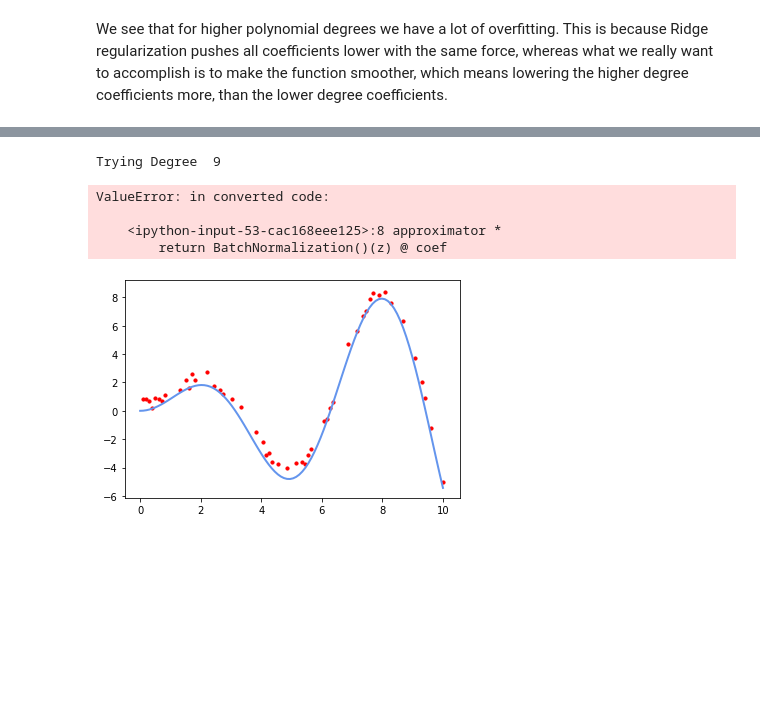
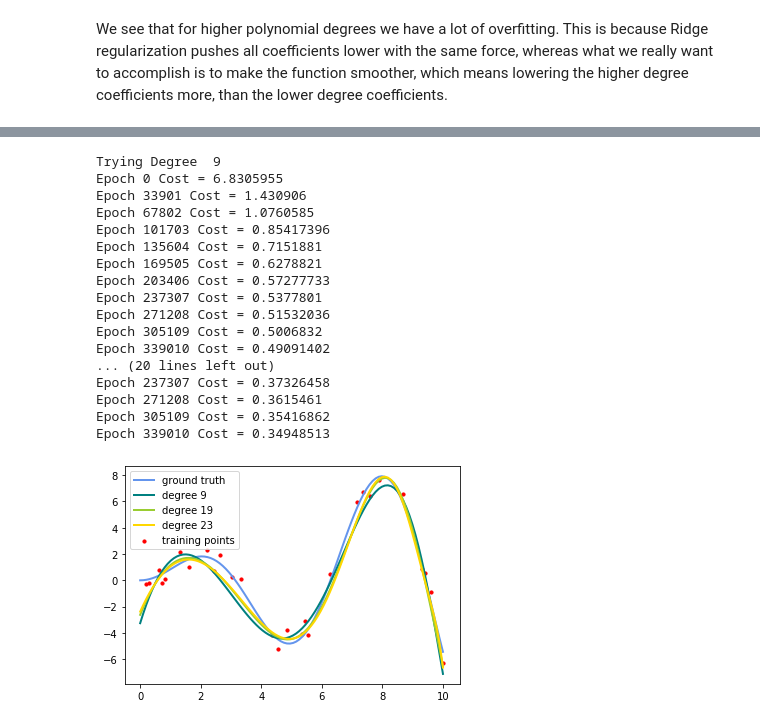
Before and after one commit to mlarionov/machine_learning_POC, a Jupyter notebook: regularization/jacobian_regularization.ipynb, the cells around one changed output, grey strips where cells are left out. Drawn from its saved outputs; the diff is of its cells as text; code cells hidden in the pictures; blank space fills up the shorter version.

```diff
--- a/regularization/jacobian_regularization.ipynb
+++ b/regularization/jacobian_regularization.ipynb
@@ -6,7 +6,7 @@ import numpy as np
 import matplotlib.pyplot as plt
 
 from sklearn.linear_model import Ridge
-from sklearn.preprocessing import PolynomialFeatures
+from sklearn.preprocessing import PolynomialFeatures, StandardScaler
 from sklearn.pipeline import make_pipeline
 
 
@@ -22,8 +22,8 @@ x_plot = np.linspace(0, 10, 100)
 x = np.linspace(0, 10, 100)
 rng = np.random.RandomState(0)
 rng.shuffle(x)
-x = np.sort(x[:50])
-y = f(x) + np.random.rand(x.shape[0])
+x = np.sort(x[:28])
+y = f(x) + np.random.rand(x.shape[0]) *2 - 1
 
 # create matrix versions of these arrays
 X = x[:, np.newaxis]
@@ -35,14 +35,14 @@ plt.plot(x_plot, f(x_plot), color='cornflowerblue', linewidth=lw,
          label="ground truth")
 plt.scatter(x, y, color='red', s=10, marker='o', label="training points")
 
-for count, degree in enumerate([19, 23, 27]):
-    model = make_pipeline(PolynomialFeatures(degree), Ridge(alpha=300))
+for count, degree in enumerate([9, 19, 23]):
+    model = make_pipeline(PolynomialFeatures(degree), Ridge())
     model.fit(X, y)
     y_plot = model.predict(X_plot)
     plt.plot(x_plot, y_plot, color=colors[count], linewidth=lw,
              label="degree %d" % degree)
 
-plt.legend(loc='lower left')
+plt.legend()
 
 plt.show()
 # %% [output]
@@ -52,7 +52,3 @@ We see that for higher polynomial degrees we have a lot of overfitting. This is
 # %%
 import tensorflow as tf
 from keras.layers import BatchNormalization
-# %%
-#Defininng our placeholders
-input_x = tf.placeholder(dtype='float', shape=(None,1))
-input_y = tf.placeholder(dtype='float', shape=(None,1))
@@ -162,42 +55,70 @@ FAILED (errors=2)
 # %%
-learning_rate = 100.0
+learning_rates = [0.1, 0.1, 0.05]
 lmbda = 0.0
-n_epochs = 1001
+n_epochs = 339011
 
 plt.plot(x_plot, f(x_plot), color='cornflowerblue', linewidth=lw,
          label="ground truth")
 plt.scatter(x, y, color='red', s=10, marker='o', label="training points")
 
 
 for count, degree in enumerate([9, 19, 23]):
     print('Trying Degree ', degree)
+
+    #Defining polynomial features, using scaler
+    x_train = PolynomialFeatures(degree=degree).fit_transform(X)
+    x_test = PolynomialFeatures(degree=degree).fit_transform(X_plot)
+    scaler = StandardScaler().fit(x_train)
+    x_train = scaler.transform(x_train)
+    x_test = scaler.transform(x_test)
+
+    #Defining the placeholders and variables
+    input_x = tf.placeholder(dtype='float', shape=(None,degree+1))
+    input_y = tf.placeholder(dtype='float', shape=(None,1))
     coef = tf.Variable(initial_value=np.zeros((degree+1,1)), name="coef", dtype='float')
-    optimizer = tf.train.AdamOptimizer(learning_rate=learning_rate)
 
-    cost = total_cost(input_x, input_y, coef, lmbda)
+    prediction = input_x @ coef
+    loss = (input_y - prediction) ** 2 / 2
+    cost = tf.reduce_mean(loss)
+
+    #optimizer = tf.train.AdamOptimizer(learning_rate=learning_rates[count])
+    optimizer = tf.train.GradientDescentOptimizer(learning_rate=learning_rates[count])
+
     training_op = optimizer.minimize(cost)
     init = tf.global_variables_initializer()
     with tf.Session() as sess:
         sess.run(init)
 
         for epoch in range(n_epochs):
-            if epoch % 100 == 0:
-                print("Epoch", epoch, "Cost =", cost.eval(feed_dict={input_x: X.reshape(-1,1), input_y: y.reshape(-1,1) }))
-            #print(coef.eval().reshape(-1))
-            sess.run(training_op, feed_dict={input_x: X.reshape(-1,1), input_y: y.reshape(-1,1) })
+            if epoch % (n_epochs // 10) == 0:
+                print("Epoch", epoch, "Cost =", cost.eval(feed_dict={input_x: x_train, input_y: y.reshape(-1,1) }))
+            sess.run(training_op, feed_dict={input_x: x_train, input_y: y.reshape(-1,1) })
 
-        y_plot = approximator(input_x, coef).eval(feed_dict={input_x: X_plot.reshape(-1,1)})
+        y_plot = prediction.eval(feed_dict={input_x: x_test})
+        #print(coef.eval().reshape(-1))
 
     plt.plot(x_plot, y_plot, color=colors[count], linewidth=lw,
              label="degree %d" % degree)
 
-plt.legend(loc='lower left')
+plt.legend()
 
 plt.show()
 # %% [output]
 Trying Degree  9
+Epoch 0 Cost = 6.8305955
+Epoch 33901 Cost = 1.430906
+Epoch 67802 Cost = 1.0760585
+Epoch 101703 Cost = 0.85417396
+Epoch 135604 Cost = 0.7151881
+Epoch 169505 Cost = 0.6278821
+Epoch 203406 Cost = 0.57277733
+Epoch 237307 Cost = 0.5377801
+Epoch 271208 Cost = 0.51532036
+Epoch 305109 Cost = 0.5006832
+Epoch 339010 Cost = 0.49091402
+... (20 lines left out)
+Epoch 237307 Cost = 0.37326458
+Epoch 271208 Cost = 0.3615461
+Epoch 305109 Cost = 0.35416862
+Epoch 339010 Cost = 0.34948513
-ValueError: in converted code:
-
-    <ipython-input-53-cac168eee125>:8 approximator *
-        return BatchNormalization()(z) @ coef
-[figure, old version]
+[figure, new version]
```
Also changed, not shown: parts of 3 cells of this notebook.
